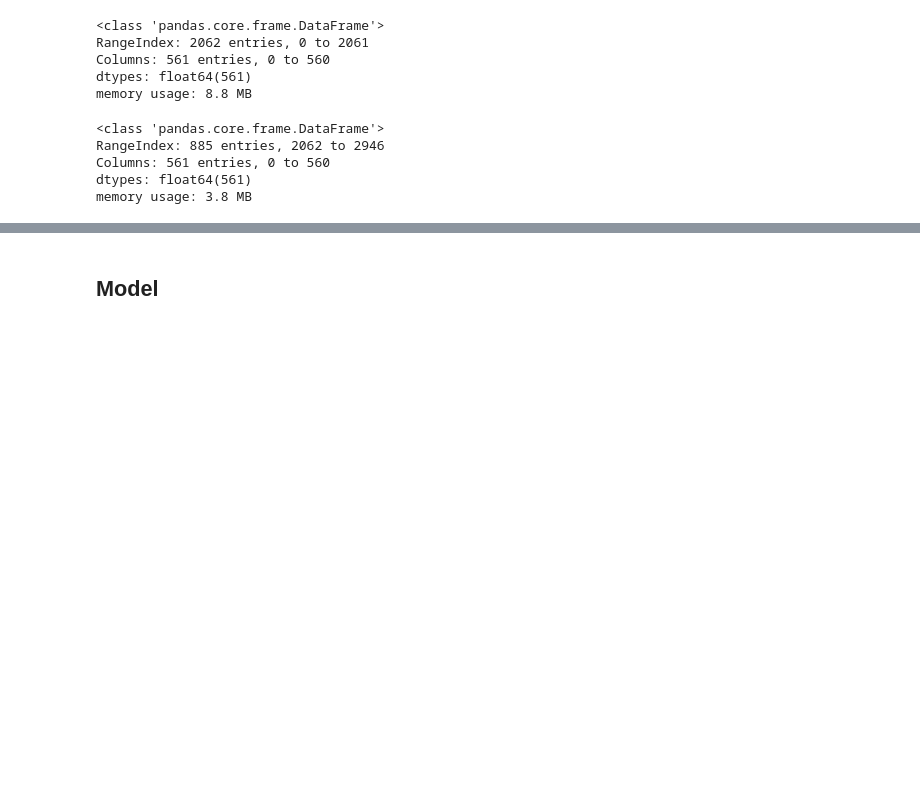
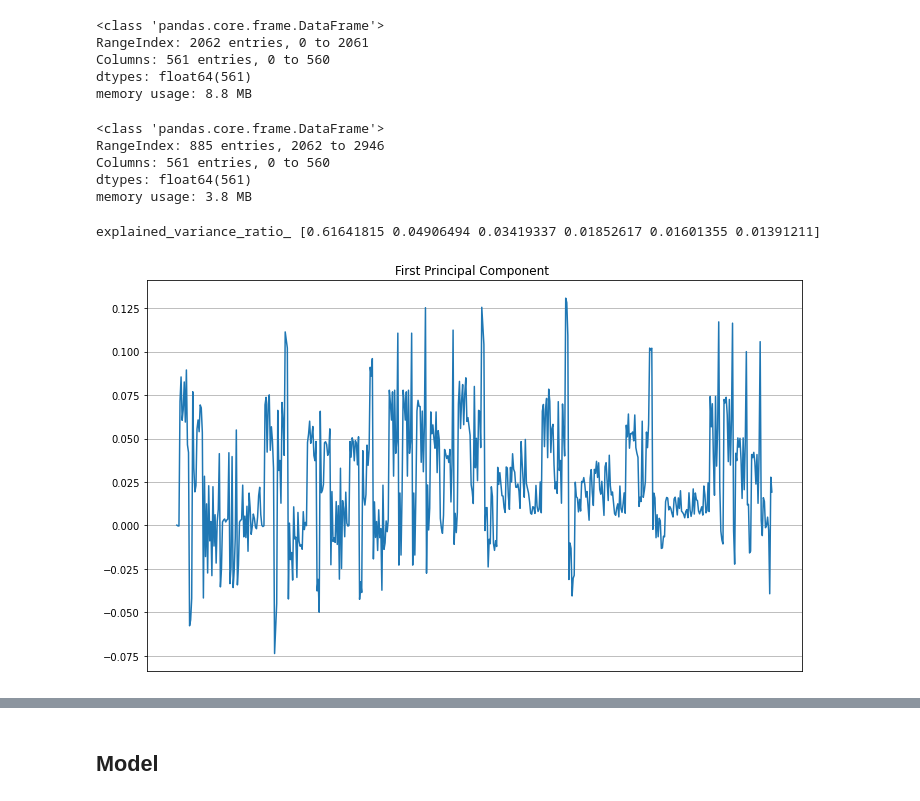
Before and after one commit to JayPBhatia/SUTDML2021Project, a Jupyter notebook: SUTDML2021Project.ipynb, the cells around one changed output, grey strips where cells are left out. Saved outputs shown, nothing was run; the diff lists cells and outputs as text; code cells hidden in the pictures; blank space fills up the shorter version.

```diff
--- a/SUTDML2021Project.ipynb
+++ b/SUTDML2021Project.ipynb
@@ -194,0 +211,9 @@ memory usage: 3.8 MB
+# %%
+pca = PCA(n_components=6).fit(test_X)
+pc1 = pd.Series(index=test_X.columns, data=pca.components_[0])
+pc1.plot(figsize=(10,6), xticks=[], grid=True, title='First Principal Component ')
+plt.tight_layout()
+print(f'explained_variance_ratio_ {pca.explained_variance_ratio_}')
+# %% [output]
+explained_variance_ratio_ [0.61641815 0.04906494 0.03419337 0.01852617 0.01601355 0.01391211]
+[figure, added]
```
Also changed, not shown: parts of 5 cells of this notebook.
